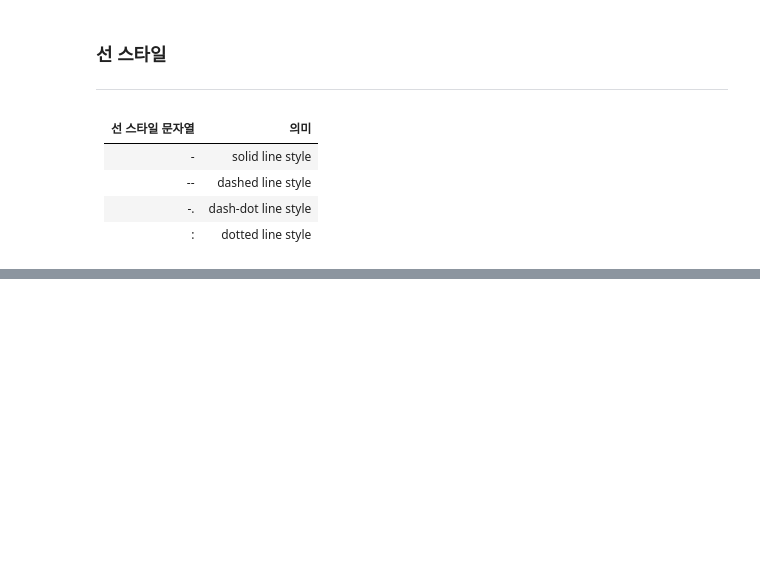
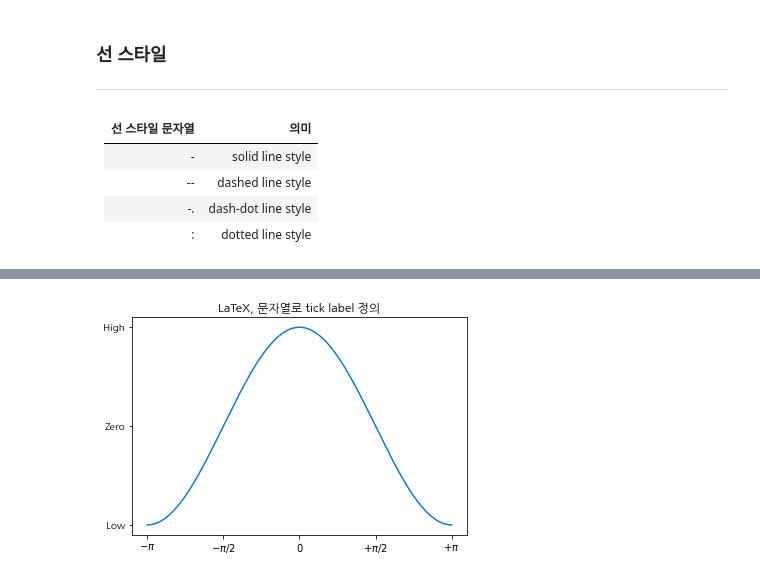
Before and after one commit to hyerim02/visualization, a Jupyter notebook: matplotlib1.ipynb, the cells around one changed output, grey strips where cells are left out. Cells and saved outputs as stored; diff of their text form; code cells hidden in the pictures; blank space fills up the shorter version.

```diff
--- a/matplotlib1.ipynb
+++ b/matplotlib1.ipynb
@@ -135,0 +190,11 @@ plt.show()
+# %%
+X = np.linspace(-np.pi, np.pi, 256)
+C = np.cos(X)
+plt.title("LaTeX, 문자열로 tick label 정의")
+plt.plot(X, C)
+plt.xticks([-np.pi, -np.pi / 2, 0, np.pi / 2, np.pi],
+           [r'$-\pi$', r'$-\pi/2$', r'$0$', r'$+\pi/2$', r'$+\pi$'])
+plt.yticks([-1, 0, 1], ["Low", "Zero", "High"])
+plt.show()
+# %% [output]
+[figure, added]
```
Also changed, not shown: parts of 41 cells of this notebook, 1 other file.
